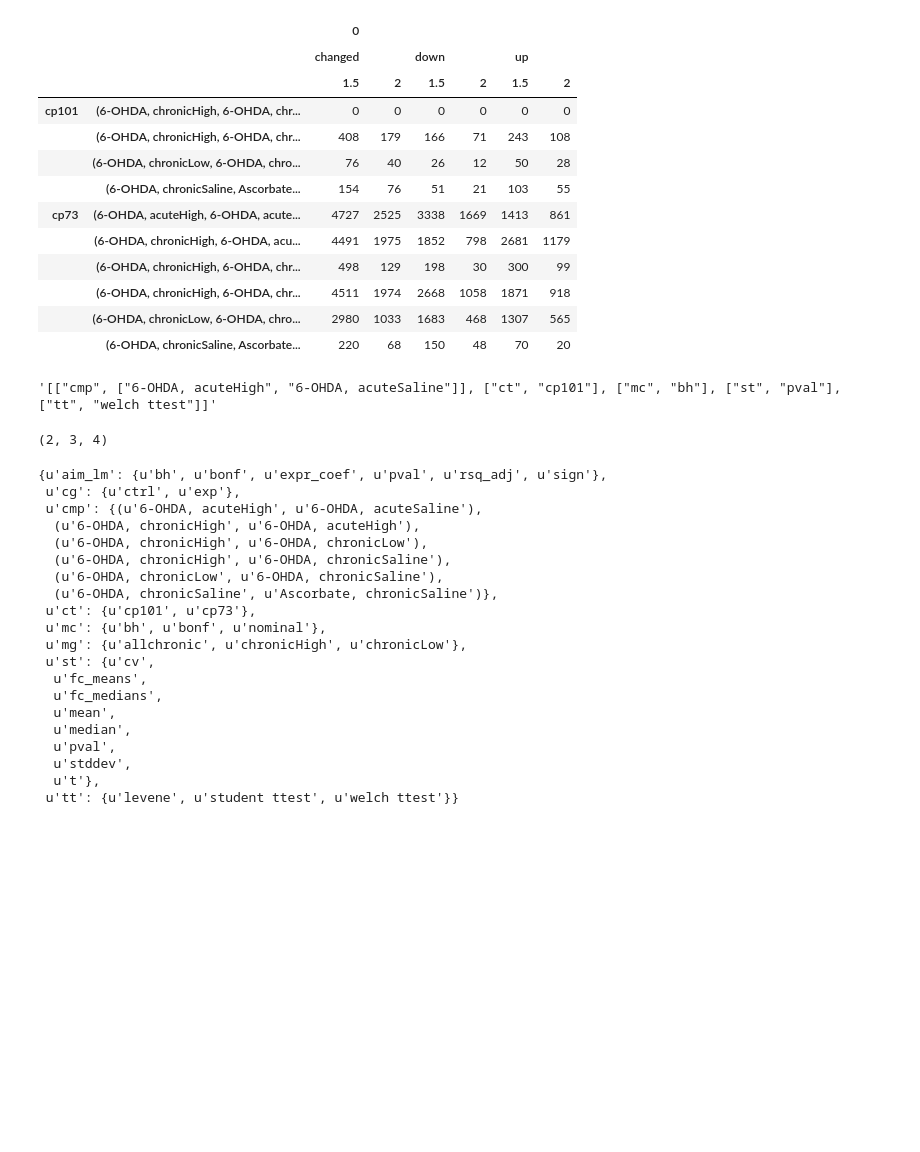
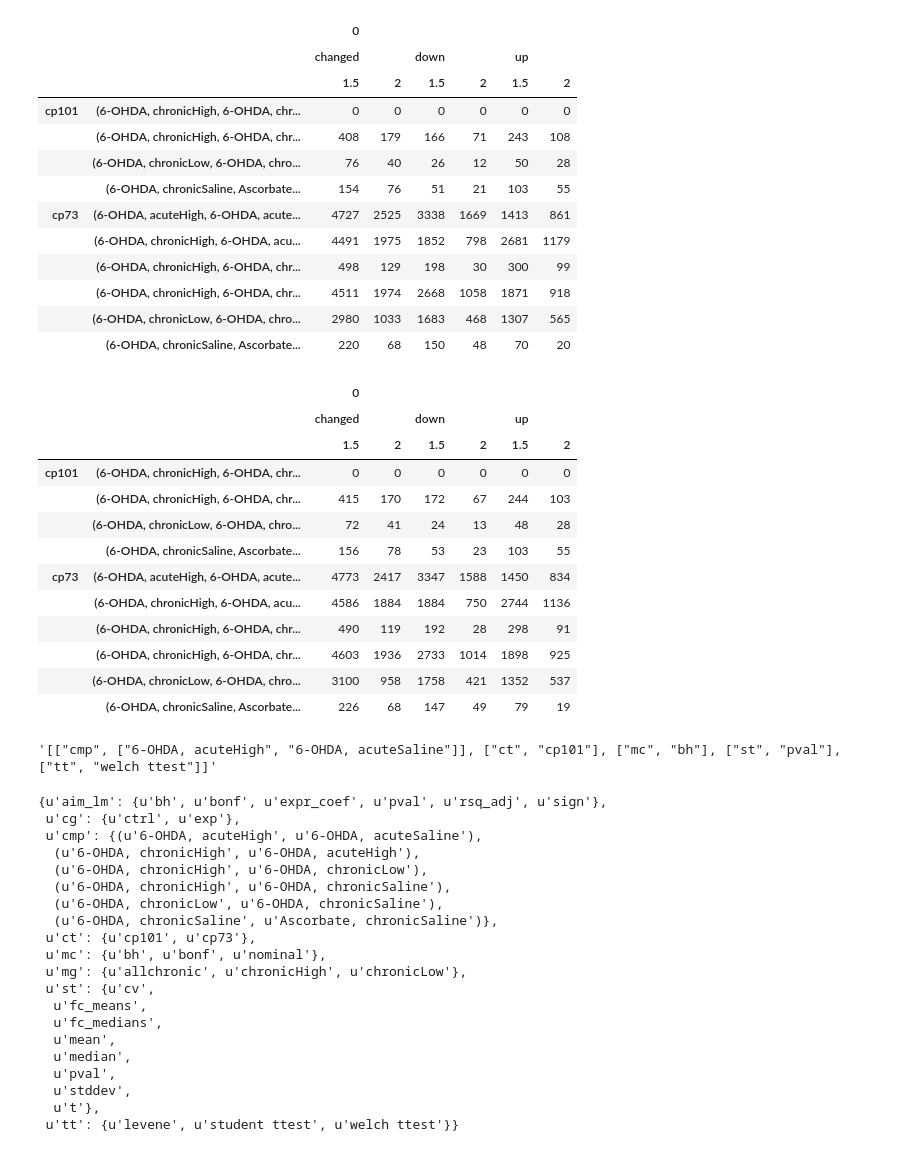
Before and after one commit to aheilbut/pdmouse, a Jupyter notebook: py/pd_supp_tables.ipynb, the cells around one changed output. Saved outputs shown, nothing was run; the diff lists cells and outputs as text; code cells hidden in the pictures; blank space fills up the shorter version.

Commit message:
save supp_tables before switch to means

```diff
--- a/py/pd_supp_tables.ipynb
+++ b/py/pd_supp_tables.ipynb
@@ -69,7 +73,7 @@ for comparison in factortypes["cmp"]:
 KeyError: 'cmp'
 # %%
 test_info = [["mc", "bh"], ["st", "pval"], ["tt", "welch ttest"]]
-fc_info = [["st", "fc_medians"]]
+fc_info = [["st", "fc_means"]]
 fc_threshold = log2(1.5)
 
 summary = {}
@@ -81,18 +85,18 @@ for fc_threshold in [2, 1.5]:
             test_query = test_info + [ ["cmp", list(comparison)] ] + [ ["ct", celltype] ]
             fc_query = fc_info + [ ["cmp", list(comparison)] ] + [ ["ct", celltype] ]
             #td = dict(tm.d(c))
-            if tm.e(test_query) in set(cp_both_wide_info.columns):
-                summary[ (celltype, comparison, fc_threshold, "changed") ] = len(uniqueSym( cp_both_wide_info.select(
-                        lambda x: cp_both_wide_info.ix[x, tm.e(test_query) ] < 0.10
-                              and abs(cp_both_wide_info.ix[x, tm.e(fc_query) ]) >= log2(fc_threshold)
+            if pda.tm.e(test_query) in set(cp_both_wide_info.columns):
+                summary[ (celltype, comparison, fc_threshold, "changed") ] = len(pda.uniqueSym( cp_both_wide_info.select(
+                        lambda x: cp_both_wide_info.ix[x, pda.tm.e(test_query) ] < 0.10
+                              and abs(cp_both_wide_info.ix[x, pda.tm.e(fc_query) ]) >= log2(fc_threshold)
                                 and isinstance(cp_both_wide_info.ix[x, "symbol" ], str) ).symbol ))
-                summary[ (celltype, comparison, fc_threshold, "up") ] = len(uniqueSym( cp_both_wide_info.select(
-                        lambda x: cp_both_wide_info.ix[x, tm.e(test_query) ] < 0.10
-                              and cp_both_wide_info.ix[x, tm.e(fc_query) ] >= log2(fc_threshold)
+                summary[ (celltype, comparison, fc_threshold, "up") ] = len(pda.uniqueSym( cp_both_wide_info.select(
+                        lambda x: cp_both_wide_info.ix[x, pda.tm.e(test_query) ] < 0.10
+                              and cp_both_wide_info.ix[x, pda.tm.e(fc_query) ] >= log2(fc_threshold)
                                 and isinstance(cp_both_wide_info.ix[x, "symbol" ], str) ).symbol ))
-                summary[ (celltype, comparison, fc_threshold, "down") ] = len(uniqueSym( cp_both_wide_info.select(
-                        lambda x: cp_both_wide_info.ix[x, tm.e(test_query) ] < 0.10
-                              and cp_both_wide_info.ix[x, tm.e(fc_query) ] <= -log2(fc_threshold)
+                summary[ (celltype, comparison, fc_threshold, "down") ] = len(pda.uniqueSym( cp_both_wide_info.select(
+                        lambda x: cp_both_wide_info.ix[x, pda.tm.e(test_query) ] < 0.10
+                              and cp_both_wide_info.ix[x, pda.tm.e(fc_query) ] <= -log2(fc_threshold)
                                 and isinstance(cp_both_wide_info.ix[x, "symbol" ], str) ).symbol ))
             else:
                 print "--"
@@ -128,14 +130,26 @@ IPython.display.HTML( s.unstack().unstack().to_html() )
 |  | (6-OHDA, chronicHigh, 6-OHDA, chr... | 4511 | 1974 | 2668 | 1058 | 1871 | 918 |
 |  | (6-OHDA, chronicLow, 6-OHDA, chro... | 2980 | 1033 | 1683 | 468 | 1307 | 565 |
 |  | (6-OHDA, chronicSaline, Ascorbate... | 220 | 68 | 150 | 48 | 70 | 20 |
+# %%
+IPython.display.HTML( s.unstack().unstack().to_html() )
+# %% [output]
+|  |  | 0 |  |  |  |  |  |
+|  |  | changed |  | down |  | up |  |
+|  |  | 1.5 | 2 | 1.5 | 2 | 1.5 | 2 |
+| cp101 | (6-OHDA, chronicHigh, 6-OHDA, chr... | 0 | 0 | 0 | 0 | 0 | 0 |
+|  | (6-OHDA, chronicHigh, 6-OHDA, chr... | 415 | 170 | 172 | 67 | 244 | 103 |
+|  | (6-OHDA, chronicLow, 6-OHDA, chro... | 72 | 41 | 24 | 13 | 48 | 28 |
+|  | (6-OHDA, chronicSaline, Ascorbate... | 156 | 78 | 53 | 23 | 103 | 55 |
+| cp73 | (6-OHDA, acuteHigh, 6-OHDA, acute... | 4773 | 2417 | 3347 | 1588 | 1450 | 834 |
+|  | (6-OHDA, chronicHigh, 6-OHDA, acu... | 4586 | 1884 | 1884 | 750 | 2744 | 1136 |
+|  | (6-OHDA, chronicHigh, 6-OHDA, chr... | 490 | 119 | 192 | 28 | 298 | 91 |
+|  | (6-OHDA, chronicHigh, 6-OHDA, chr... | 4603 | 1936 | 2733 | 1014 | 1898 | 925 |
+|  | (6-OHDA, chronicLow, 6-OHDA, chro... | 3100 | 958 | 1758 | 421 | 1352 | 537 |
+|  | (6-OHDA, chronicSaline, Ascorbate... | 226 | 68 | 147 | 49 | 79 | 19 |
 # %%
 ctm.e( tagQuery )
 # %% [output]
 '[["cmp", ["6-OHDA, acuteHigh", "6-OHDA, acuteSaline"]], ["ct", "cp101"], ["mc", "bh"], ["st", "pval"], ["tt", "welch ttest"]]'
-# %%
-tuple([2,3,4])
-# %% [output]
-(2, 3, 4)
 # %%
 factortypes = {}
 for c in cp_both_wide_info.drop(["probe_id", "symbol", "gene_name"], axis=1).columns:
```
Also changed, not shown: parts of 17 cells of this notebook, 4 other files.
